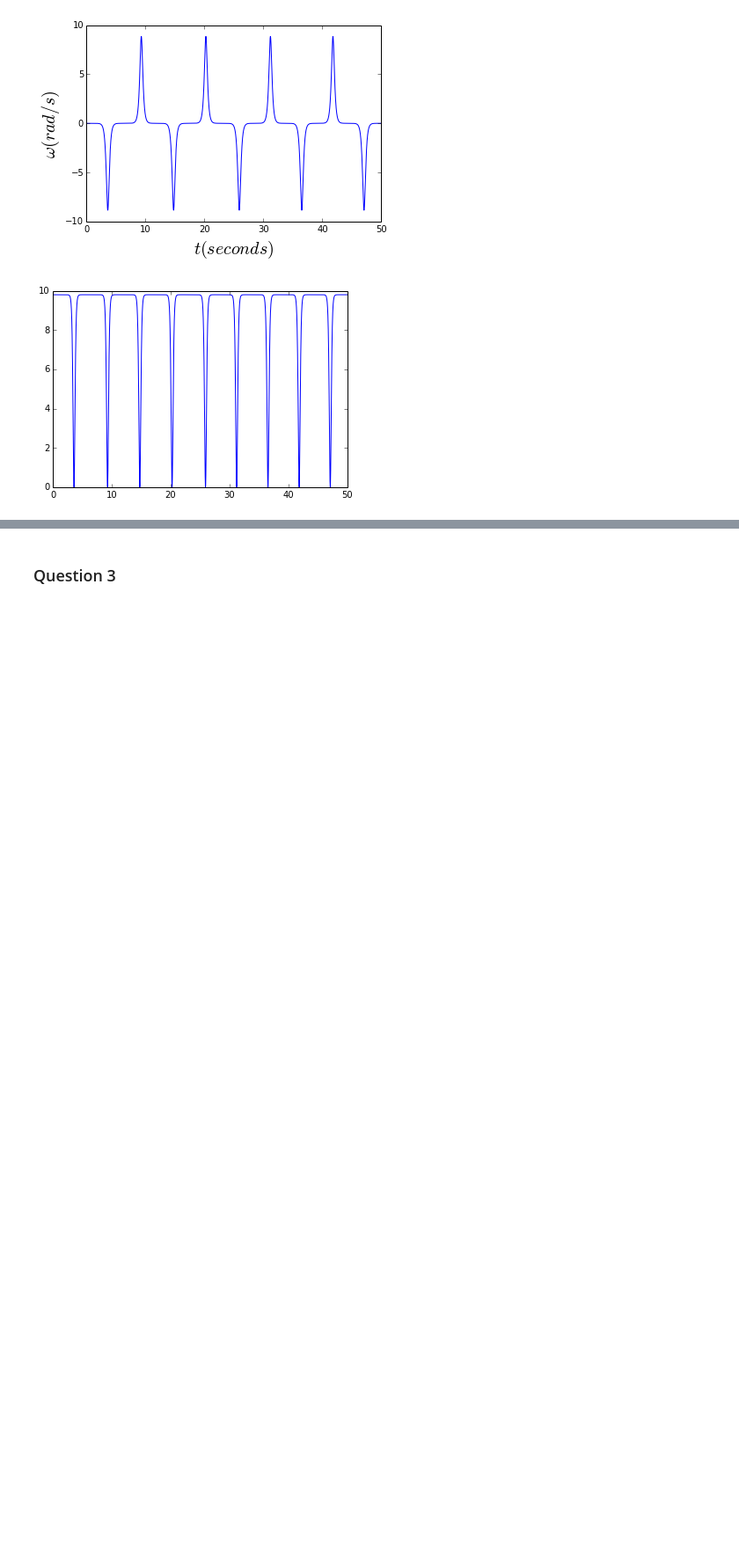
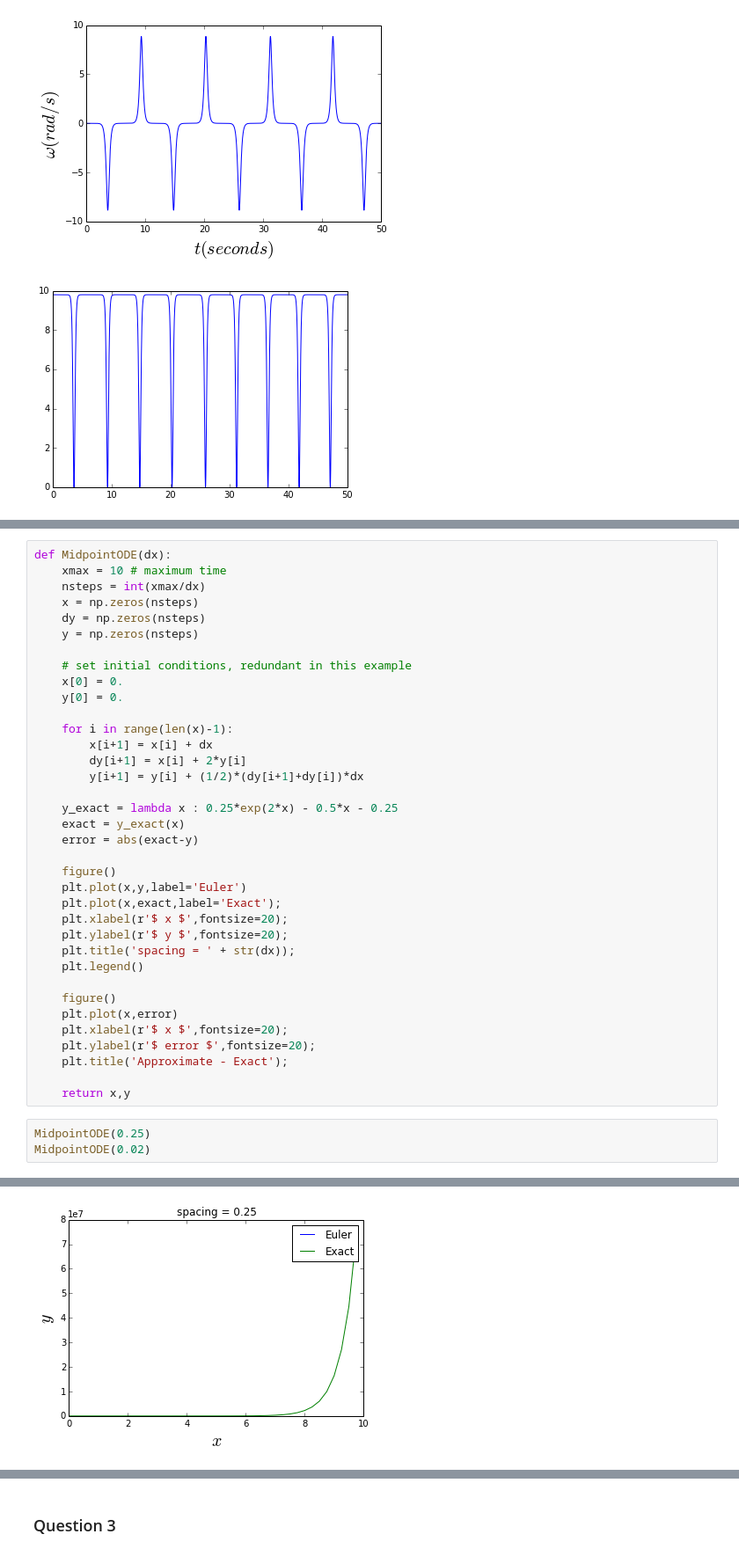
Before and after one commit to jareiter/PHYS202-S14, a Jupyter notebook: SciPy/ODEExercises.ipynb, the cells around one changed output, grey strips where cells are left out. Shown at 88% size. Cells and saved outputs as stored; diff of their text form; blank space fills up the shorter version.

```diff
--- a/SciPy/ODEExercises.ipynb
+++ b/SciPy/ODEExercises.ipynb
@@ -154,0 +282,40 @@ plt.show()
+# %%
+def MidpointODE(dx):
+    xmax = 10 # maximum time
+    nsteps = int(xmax/dx)
+    x = np.zeros(nsteps)
+    dy = np.zeros(nsteps)
+    y = np.zeros(nsteps)
+
+    # set initial conditions, redundant in this example
+    x[0] = 0.
+    y[0] = 0.
+
+    for i in range(len(x)-1):
+        x[i+1] = x[i] + dx
+        dy[i+1] = x[i] + 2*y[i]
+        y[i+1] = y[i] + (1/2)*(dy[i+1]+dy[i])*dx
+
+    y_exact = lambda x : 0.25*exp(2*x) - 0.5*x - 0.25
+    exact = y_exact(x)
+    error = abs(exact-y)
+
+    figure()
+    plt.plot(x,y,label='Euler')
+    plt.plot(x,exact,label='Exact');
+    plt.xlabel(r'$ x $',fontsize=20);
+    plt.ylabel(r'$ y $',fontsize=20);
+    plt.title('spacing = ' + str(dx));
+    plt.legend()
+
+    figure()
+    plt.plot(x,error)
+    plt.xlabel(r'$ x $',fontsize=20);
+    plt.ylabel(r'$ error $',fontsize=20);
+    plt.title('Approximate - Exact');
+
+    return x,y
+# %%
+MidpointODE(0.25)
+MidpointODE(0.02)
+# %% [output]
@@ -154,0 +339 @@ plt.show()
+[figure, added]
```
Also changed, not shown: parts of 11 cells of this notebook.
